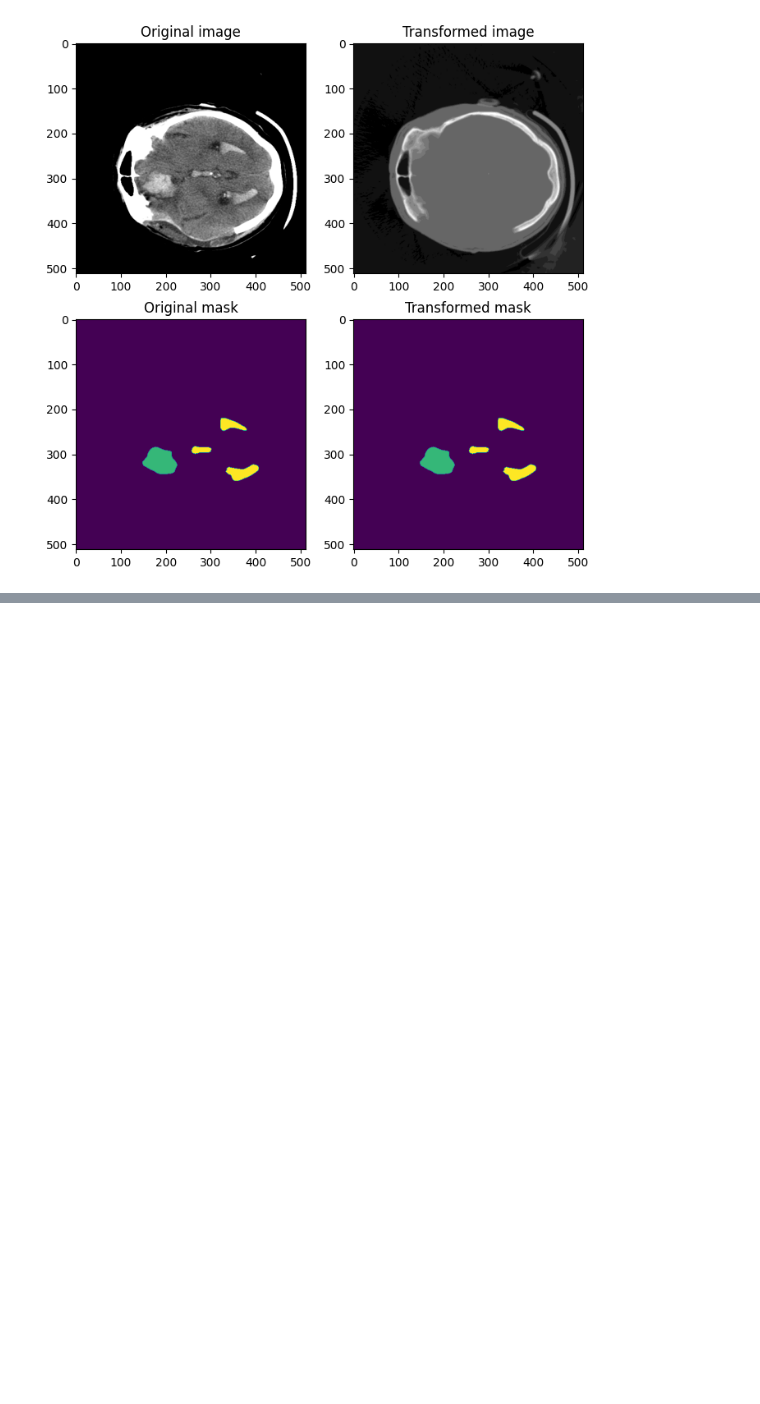
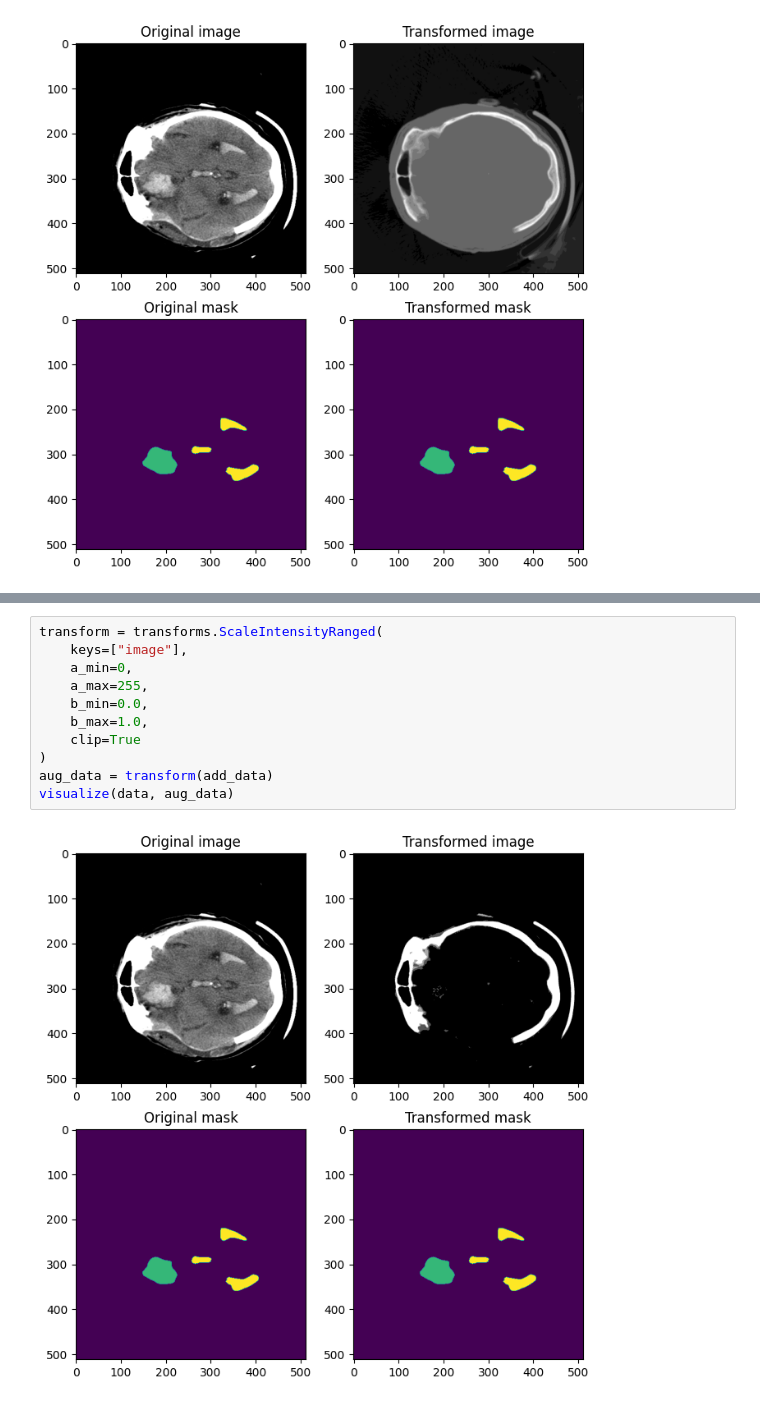
Before and after one commit to codecat0/Deep-Learning-With-Code, a Jupyter notebook: tutotial/monai/monai_aug_intensity.ipynb, the cells around one changed output, grey strips where cells are left out. Drawn from its saved outputs; the diff is of its cells as text; blank space fills up the shorter version.

```diff
--- a/tutotial/monai/monai_aug_intensity.ipynb
+++ b/tutotial/monai/monai_aug_intensity.ipynb
@@ -338,0 +393,13 @@ image mean: -0.00, image std: 1.00
+# %%
+transform = transforms.ScaleIntensityRanged(
+    keys=["image"],
+    a_min=0,
+    a_max=255,
+    b_min=0.0,
+    b_max=1.0,
+    clip=True
+)
+aug_data = transform(add_data)
+visualize(data, aug_data)
+# %% [output]
+[figure, added]
```
Also changed, not shown: parts of 35 cells of this notebook.
